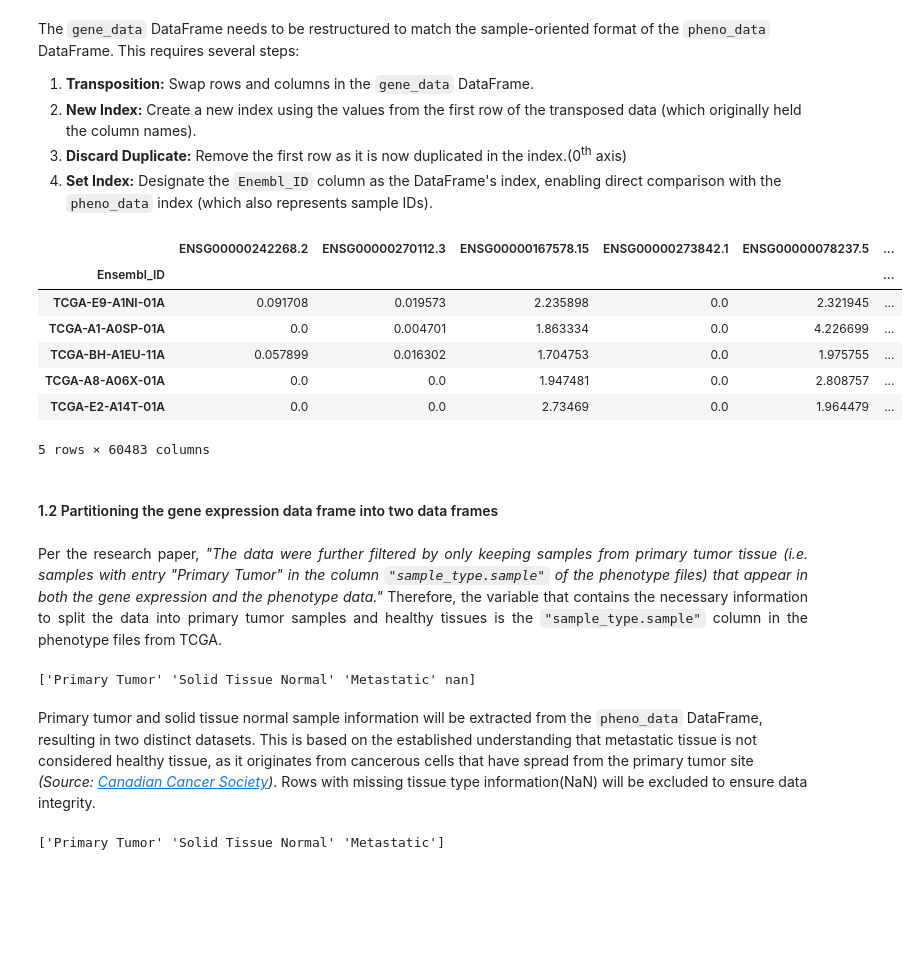
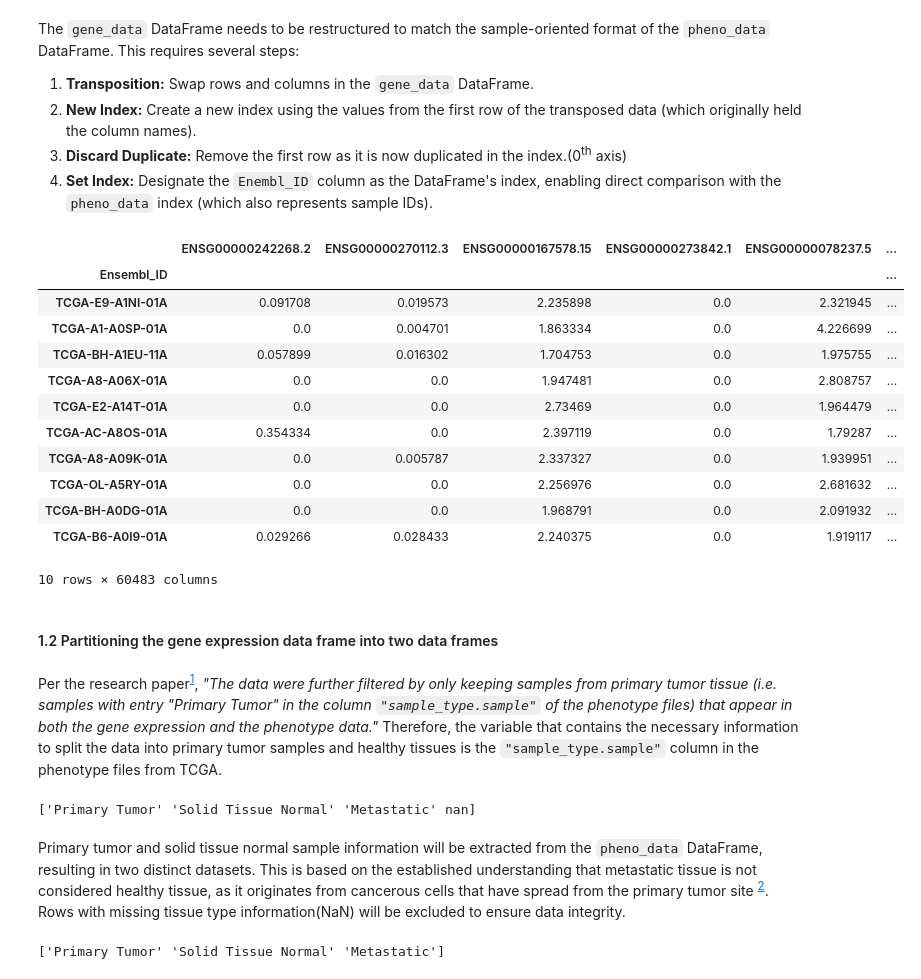
Before and after one commit to poshraj24/Gene-Set-Enrichment-Analysis, a Jupyter notebook: Gene_Set_Enrichment_Analysis.ipynb, the cells around one changed output. Drawn from its saved outputs; the diff is of its cells as text; code cells hidden in the pictures; blank space fills up the shorter version.

```diff
--- a/Gene_Set_Enrichment_Analysis.ipynb
+++ b/Gene_Set_Enrichment_Analysis.ipynb
@@ -66,21 +83,27 @@ gene_data = gene_data.drop(index=0)
 # Set the index name using 'rename_axis' to avoid dropping and setting
 gene_data = gene_data.set_index('Ensembl_ID')
 # %%
-gene_data.head()
+gene_data.head(10)
 # %% [output]
 |  | ENSG00000242268.2 | ENSG00000270112.3 | ENSG00000167578.15 | ENSG00000273842.1 | ENSG00000078237.5 | ... |
 | Ensembl_ID |  |  |  |  |  | ... |
 | TCGA-E9-A1NI-01A | 0.091708 | 0.019573 | 2.235898 | 0.0 | 2.321945 | ... |
 | TCGA-A1-A0SP-01A | 0.0 | 0.004701 | 1.863334 | 0.0 | 4.226699 | ... |
 | TCGA-BH-A1EU-11A | 0.057899 | 0.016302 | 1.704753 | 0.0 | 1.975755 | ... |
 | TCGA-A8-A06X-01A | 0.0 | 0.0 | 1.947481 | 0.0 | 2.808757 | ... |
 | TCGA-E2-A14T-01A | 0.0 | 0.0 | 2.73469 | 0.0 | 1.964479 | ... |
+| TCGA-AC-A8OS-01A | 0.354334 | 0.0 | 2.397119 | 0.0 | 1.79287 | ... |
+| TCGA-A8-A09K-01A | 0.0 | 0.005787 | 2.337327 | 0.0 | 1.939951 | ... |
+| TCGA-OL-A5RY-01A | 0.0 | 0.0 | 2.256976 | 0.0 | 2.681632 | ... |
+| TCGA-BH-A0DG-01A | 0.0 | 0.0 | 1.968791 | 0.0 | 2.091932 | ... |
+| TCGA-B6-A0I9-01A | 0.029266 | 0.028433 | 2.240375 | 0.0 | 1.919117 | ... |
-5 rows × 60483 columns
+10 rows × 60483 columns
 # %% [markdown]
 <h4>1.2 Partitioning the gene expression data frame into two data frames</h4>
 # %% [markdown]
-<p style="text-align: justify;">Per the research paper, <cite>"The data were further filtered by only keeping samples from primary tumor tissue (i.e. samples with entry "Primary Tumor" in the column <code>"sample_type.sample"</code> of the phenotype files) that appear in both the gene expression and the phenotype data."</cite>
-Therefore, the variable that contains the necessary information to split the data into primary tumor samples and healthy tissues is the <code>"sample_type.sample"</code> column in the phenotype files from TCGA.</p>
+Per the research paper<sup>[1]( https://doi.org/10.1093/bib/bbad413
+)</sup>, <cite>"The data were further filtered by only keeping samples from primary tumor tissue (i.e. samples with entry "Primary Tumor" in the column <code>"sample_type.sample"</code> of the phenotype files) that appear in both the gene expression and the phenotype data."</cite>
+Therefore, the variable that contains the necessary information to split the data into primary tumor samples and healthy tissues is the <code>"sample_type.sample"</code> column in the phenotype files from TCGA.
 # %%
 #checking for entries in sample_types
 sample_types = pheno_data['sample_type.samples'].unique()
@@ -88,7 +111,7 @@ print(sample_types)
 # %% [output]
 ['Primary Tumor' 'Solid Tissue Normal' 'Metastatic' nan]
 # %% [markdown]
-Primary tumor and solid tissue normal sample information will be extracted from the <code>pheno_data</code> DataFrame, resulting in two distinct datasets. This is based on the established understanding that metastatic tissue is not considered healthy tissue, as it originates from cancerous cells that have spread from the primary tumor site <cite>(Source: [Canadian Cancer Society](https://cancer.ca/en/cancer-information/cancer-types/metastatic/what-is-metastatic-cancer))</cite>. Rows with missing tissue type information(NaN) will be excluded to ensure data integrity.
+Primary tumor and solid tissue normal sample information will be extracted from the <code>pheno_data</code> DataFrame, resulting in two distinct datasets. This is based on the established understanding that metastatic tissue is not considered healthy tissue, as it originates from cancerous cells that have spread from the primary tumor site <sup> [2](https://cancer.ca/en/cancer-information/cancer-types/metastatic/what-is-metastatic-cancer)</sup>. Rows with missing tissue type information(NaN) will be excluded to ensure data integrity.
 # %%
 #Dropping nan values from pheno_data
 pheno_data.dropna(subset=['sample_type.samples'], inplace=True)
```
Also changed, not shown: parts of 72 cells of this notebook.
